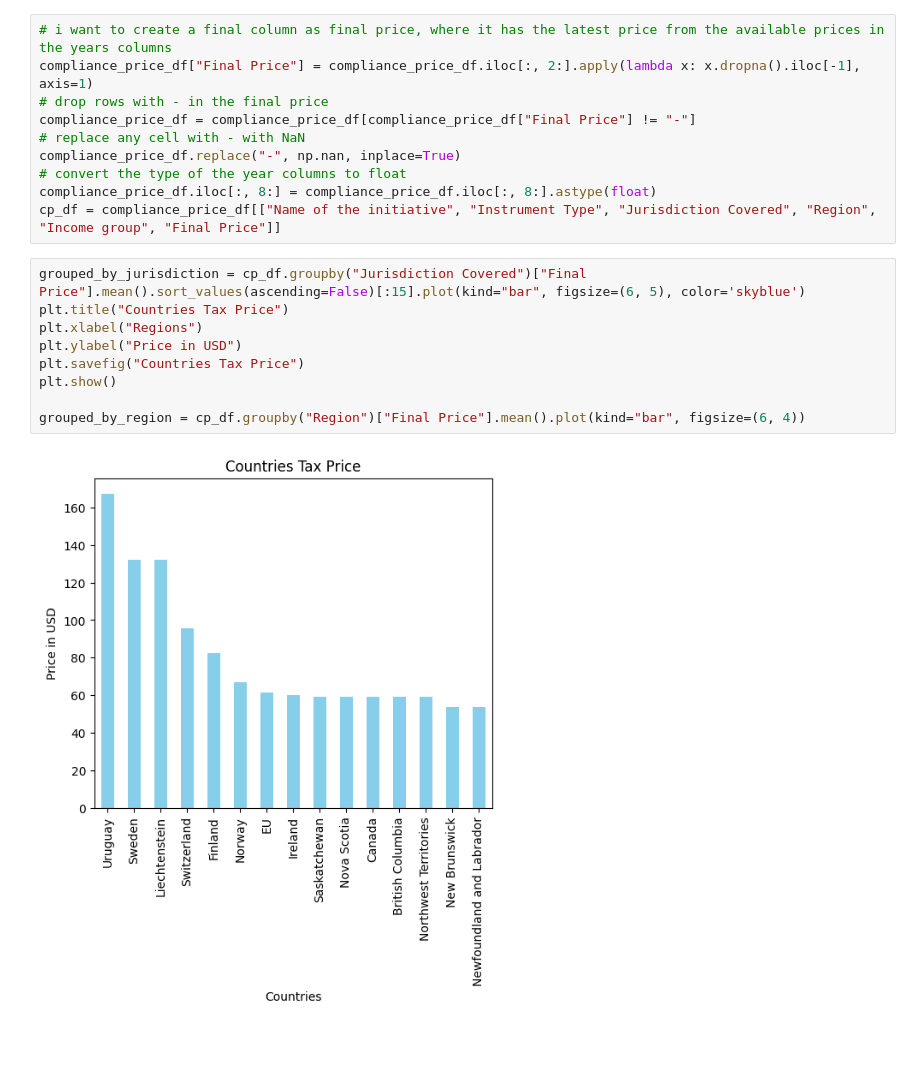
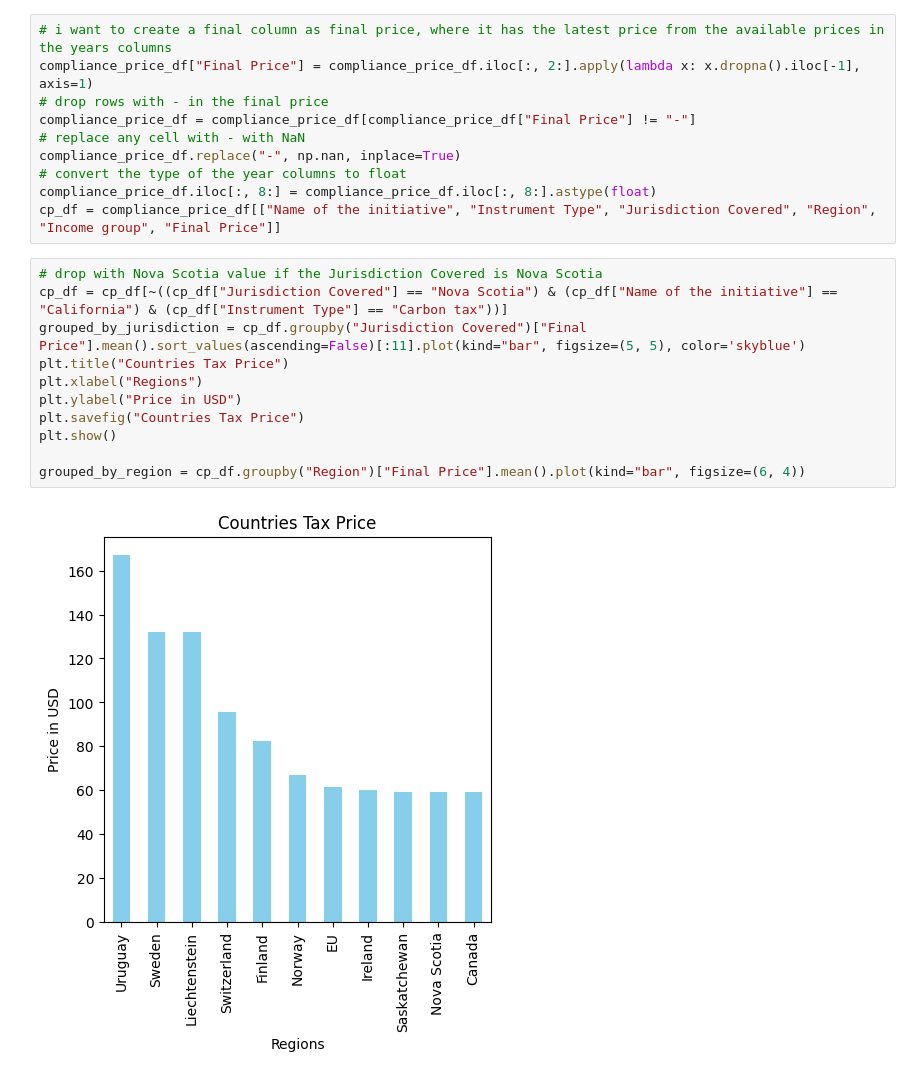
Before and after one commit to sinaziaee/spe_datathon, a Jupyter notebook: global_carbon_pricing.ipynb, the cells around one changed output. Saved outputs shown, nothing was run; the diff lists cells and outputs as text; blank space fills up the shorter version.

```diff
--- a/global_carbon_pricing.ipynb
+++ b/global_carbon_pricing.ipynb
@@ -24,14 +24,16 @@ compliance_price_df.replace("-", np.nan, inplace=True)
 compliance_price_df.iloc[:, 8:] = compliance_price_df.iloc[:, 8:].astype(float)
 cp_df = compliance_price_df[["Name of the initiative", "Instrument Type", "Jurisdiction Covered", "Region", "Income group", "Final Price"]]
 # %%
-grouped_by_jurisdiction = cp_df.groupby("Jurisdiction Covered")["Final Price"].mean().sort_values(ascending=False)[:15].plot(kind="bar", figsize=(6, 5), color='skyblue')
+# drop with Nova Scotia value if the Jurisdiction Covered is Nova Scotia
+cp_df = cp_df[~((cp_df["Jurisdiction Covered"] == "Nova Scotia") & (cp_df["Name of the initiative"] == "California") & (cp_df["Instrument Type"] == "Carbon tax"))]
+grouped_by_jurisdiction = cp_df.groupby("Jurisdiction Covered")["Final Price"].mean().sort_values(ascending=False)[:11].plot(kind="bar", figsize=(5, 5), color='skyblue')
 plt.title("Countries Tax Price")
 plt.xlabel("Regions")
 plt.ylabel("Price in USD")
 plt.savefig("Countries Tax Price")
 plt.show()
 
 grouped_by_region = cp_df.groupby("Region")["Final Price"].mean().plot(kind="bar", figsize=(6, 4))
 # %% [output]
-[figure, old version]
+[figure, new version]
 [figure]
```
Also changed, not shown: 6 other files.
